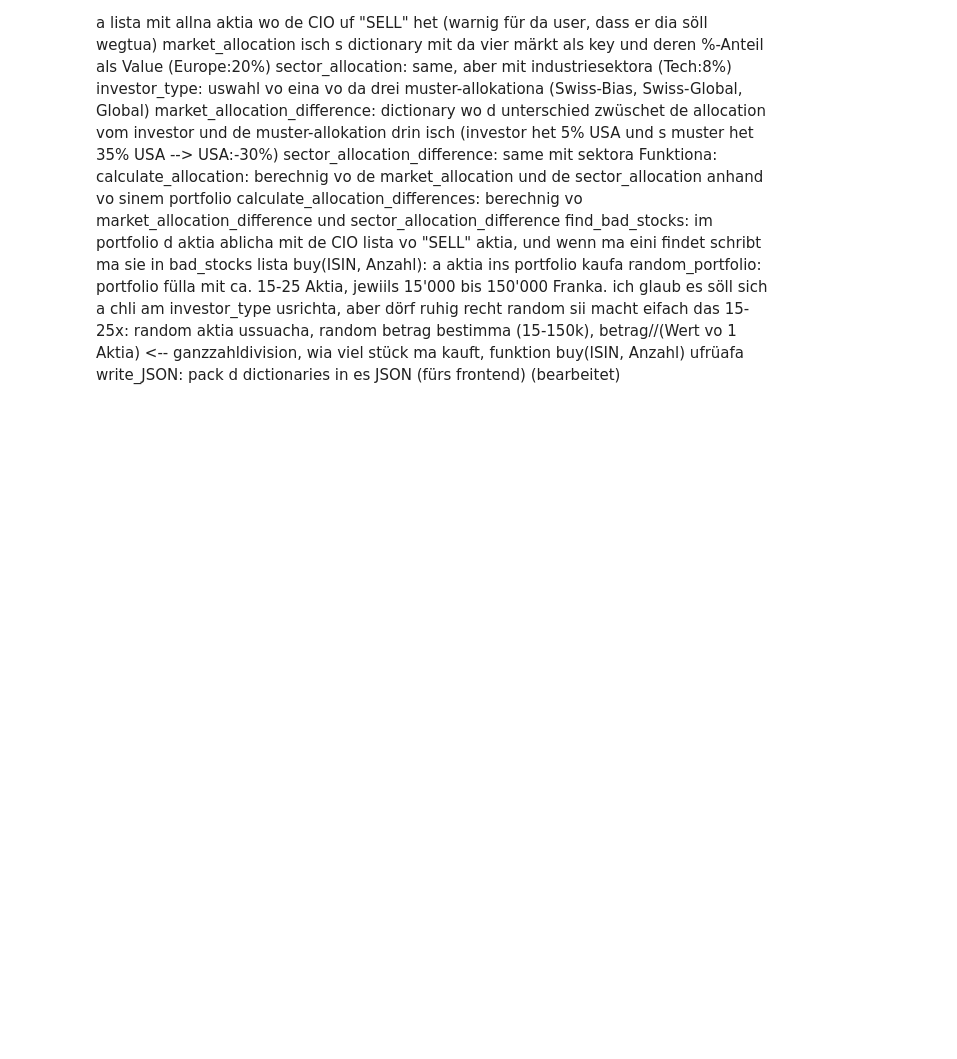
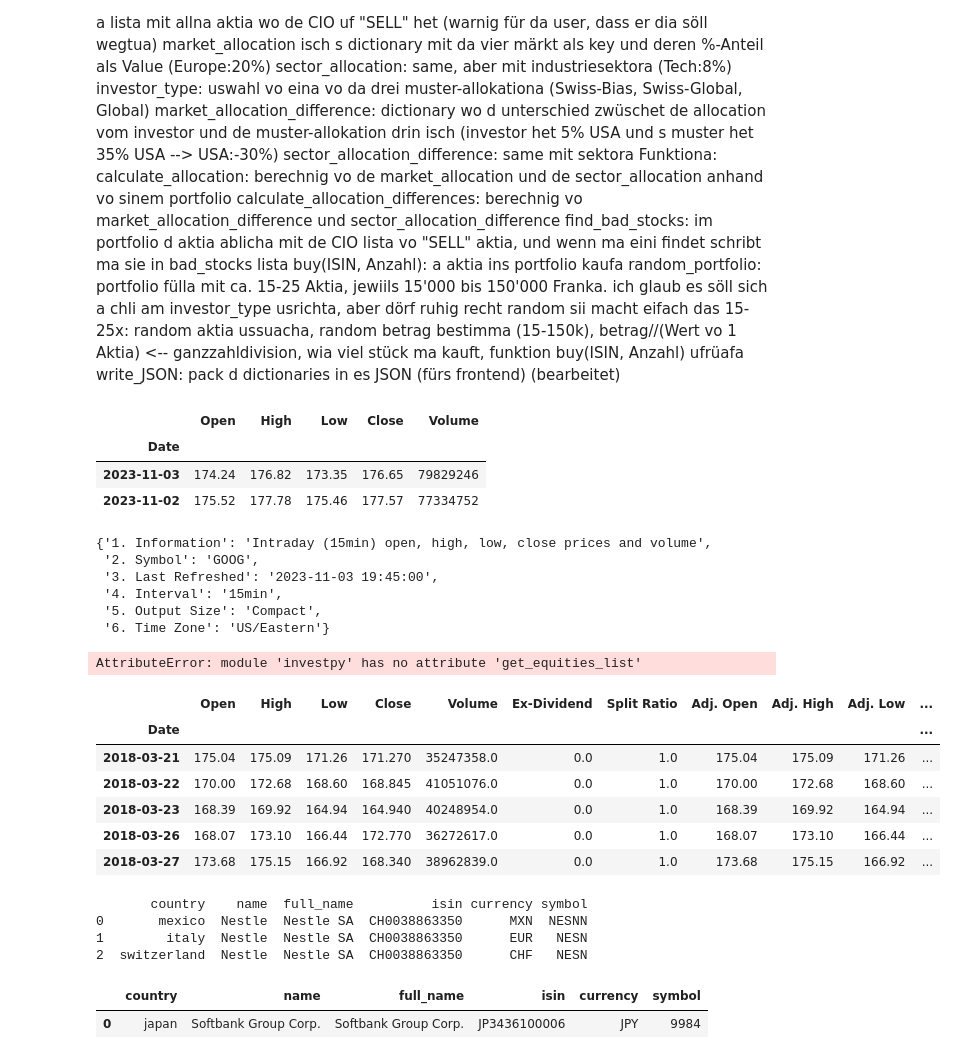
Before and after one commit to glaand/personal-investment-recommender, a Jupyter notebook: analysis/raffi_test.ipynb, the cells around one changed output. Cells and saved outputs as stored; diff of their text form; code cells hidden in the pictures; blank space fills up the shorter version.

```diff
--- a/analysis/raffi_test.ipynb
+++ b/analysis/raffi_test.ipynb
@@ -1074,0 +1404,9 @@ write_JSON: pack d dictionaries in es JSON (fürs frontend) (bearbeitet)
+# %%
+startdate = pd.to_datetime('2023-11-02')
+enddate = pd.to_datetime(date.today())
+data.DataReader("AAPL", 'stooq',startdate, enddate)
+# %% [output]
+|  | Open | High | Low | Close | Volume |
+| Date |  |  |  |  |  |
+| 2023-11-03 | 174.24 | 176.82 | 173.35 | 176.65 | 79829246 |
+| 2023-11-02 | 175.52 | 177.78 | 175.46 | 177.57 | 77334752 |
@@ -1074,0 +1420,9 @@ write_JSON: pack d dictionaries in es JSON (fürs frontend) (bearbeitet)
+# %%
+meta_data
+# %% [output]
+{'1. Information': 'Intraday (15min) open, high, low, close prices and volume',
+ '2. Symbol': 'GOOG',
+ '3. Last Refreshed': '2023-11-03 19:45:00',
+ '4. Interval': '15min',
+ '5. Output Size': 'Compact',
+ '6. Time Zone': 'US/Eastern'}
@@ -1074,0 +1431,36 @@ write_JSON: pack d dictionaries in es JSON (fürs frontend) (bearbeitet)
+# %%
+available_equities = investpy.get_equities_list()
+# %% [output]
+AttributeError: module 'investpy' has no attribute 'get_equities_list'
+# %%
+nasdaq_api_key = 'sXV3J9sAzYqULxYcUkac'
+# %%
+import nasdaqdatalink
+
+nasdaqdatalink.ApiConfig.api_key = nasdaq_api_key
+mydata = nasdaqdatalink.get("WIKI/AAPL", rows=5)
+# %%
+mydata
+# %% [output]
+|  | Open | High | Low | Close | Volume | Ex-Dividend | Split Ratio | Adj. Open | Adj. High | Adj. Low | ... |
+| Date |  |  |  |  |  |  |  |  |  |  | ... |
+| 2018-03-21 | 175.04 | 175.09 | 171.26 | 171.270 | 35247358.0 | 0.0 | 1.0 | 175.04 | 175.09 | 171.26 | ... |
+| 2018-03-22 | 170.00 | 172.68 | 168.60 | 168.845 | 41051076.0 | 0.0 | 1.0 | 170.00 | 172.68 | 168.60 | ... |
+| 2018-03-23 | 168.39 | 169.92 | 164.94 | 164.940 | 40248954.0 | 0.0 | 1.0 | 168.39 | 169.92 | 164.94 | ... |
+| 2018-03-26 | 168.07 | 173.10 | 166.44 | 172.770 | 36272617.0 | 0.0 | 1.0 | 168.07 | 173.10 | 166.44 | ... |
+| 2018-03-27 | 173.68 | 175.15 | 166.92 | 168.340 | 38962839.0 | 0.0 | 1.0 | 173.68 | 175.15 | 166.92 | ... |
+# %%
+import investpy
+
+df = investpy.stocks.search_stocks(by='isin', value='CH0038863350')
+print(df)
+# %% [output]
+       country    name  full_name          isin currency symbol
+0       mexico  Nestle  Nestle SA  CH0038863350      MXN  NESNN
+1        italy  Nestle  Nestle SA  CH0038863350      EUR   NESN
+2  switzerland  Nestle  Nestle SA  CH0038863350      CHF   NESN
+# %%
+investpy.stocks.search_stocks(by='isin', value='JP3436100006')
+# %% [output]
+|  | country | name | full_name | isin | currency | symbol |
+| 0 | japan | Softbank Group Corp. | Softbank Group Corp. | JP3436100006 | JPY | 9984 |
```
Also changed, not shown: parts of 46 cells of this notebook, 3 other files.
